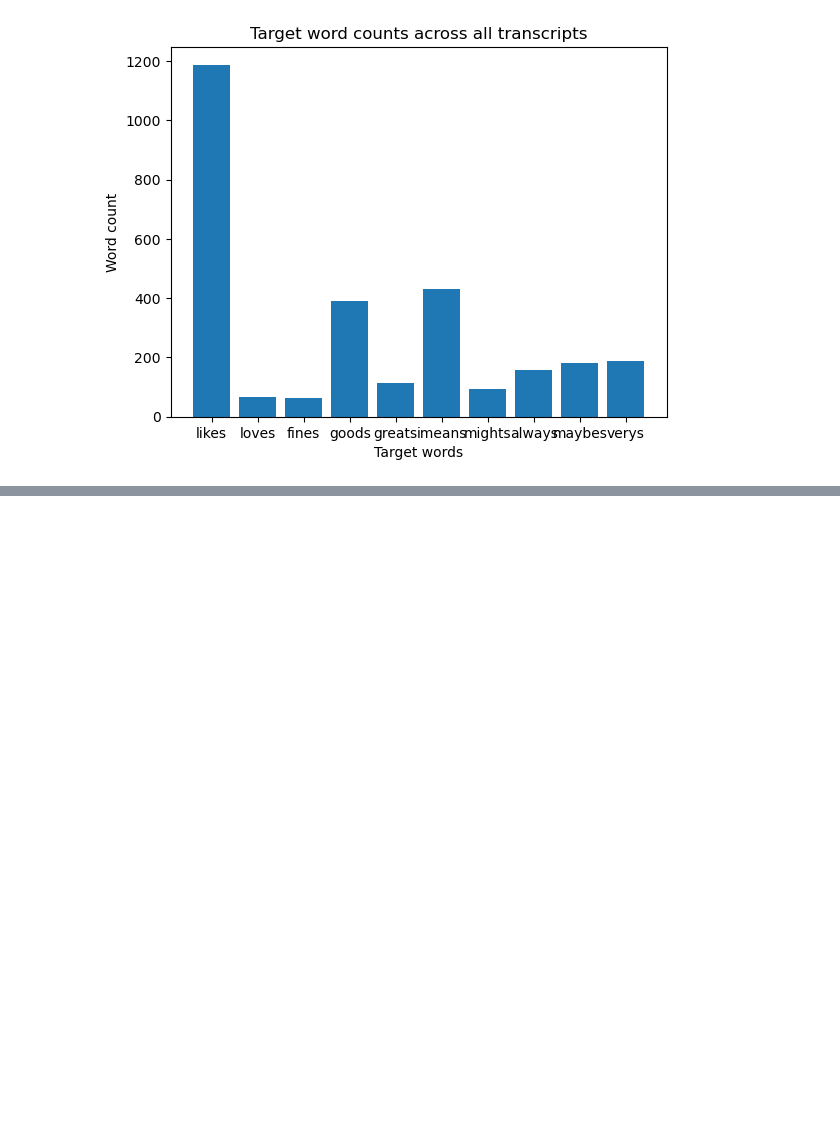
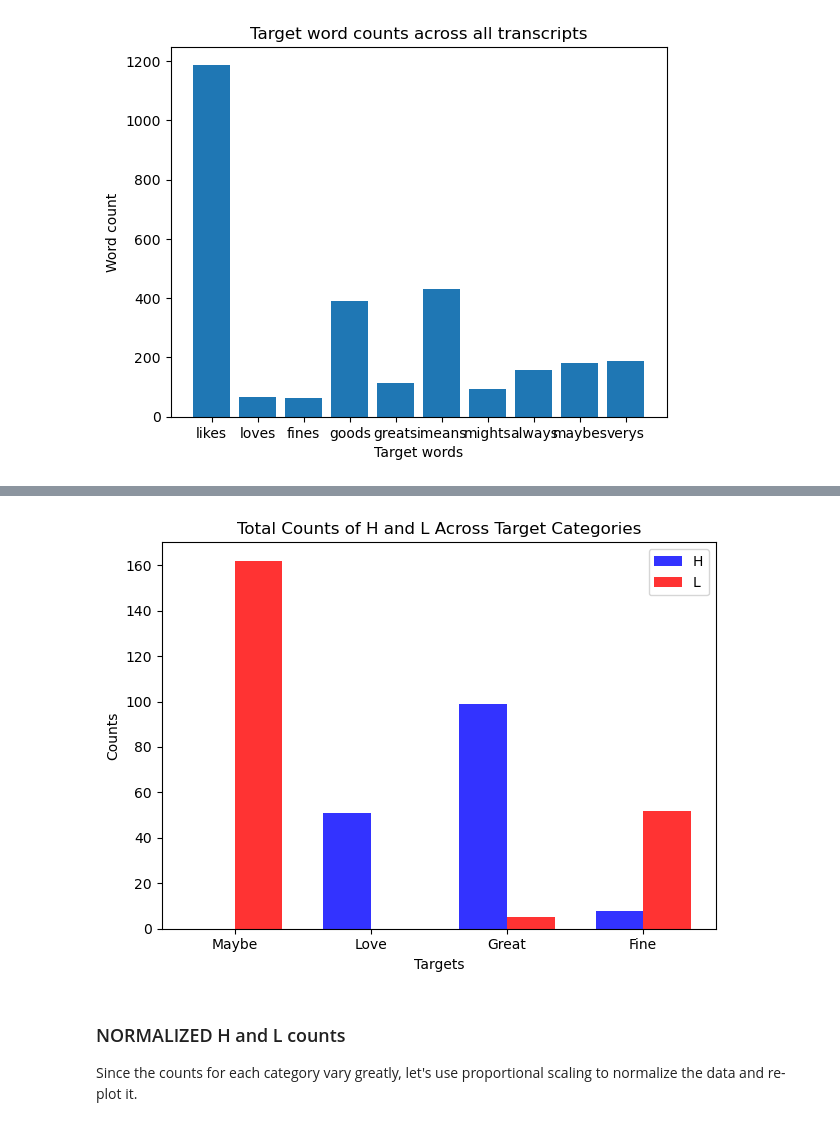
Before and after one commit to Data-Science-for-Linguists-2024/Stance-Taking, a Jupyter notebook: notebooks/analyzing_sbcsae.ipynb, the cells around one changed output, grey strips where cells are left out. Drawn from its saved outputs; the diff is of its cells as text; code cells hidden in the pictures; blank space fills up the shorter version.

```diff
--- a/notebooks/analyzing_sbcsae.ipynb
+++ b/notebooks/analyzing_sbcsae.ipynb
@@ -210,0 +306,3 @@ plt.show()
+# %%
+# apply to each cell in the df
+df_counts = df.applymap(count_h_l)
@@ -210,0 +370,40 @@ plt.show()
+# %%
+# function to aggregate H and L counts for each category
+def aggregate_counts(tuples):
+    total_h = sum(h for h, _ in tuples)
+    total_l = sum(l for _, l in tuples)
+    return total_h, total_l
+# %%
+# apply to each column to get aggregated H and L counts
+category_totals = {col: aggregate_counts(df_counts[col]) for col in df_counts.columns}
+# %%
+# prepare data for plotting
+categories = list(category_totals.keys())
+h_counts = [category_totals[cat][0] for cat in categories]
+l_counts = [category_totals[cat][1] for cat in categories]
+index = np.arange(len(categories))
+# %%
+# set up the bar graph
+fig, ax = plt.subplots()
+bar_width = 0.35
+opacity = 0.8
+
+rects1 = ax.bar(index - bar_width/2, h_counts, bar_width, alpha=opacity, color='b', label='H')
+rects2 = ax.bar(index + bar_width/2, l_counts, bar_width, alpha=opacity, color='r', label='L')
+
+# add labels, title, and custom x-axis tick labels
+ax.set_xlabel('Targets')
+ax.set_ylabel('Counts')
+ax.set_title('Total Counts of H and L Across Target Categories')
+ax.set_xticks(index)
+ax.set_xticklabels(categories)
+ax.legend()
+
+plt.tight_layout()
+plt.savefig('hl_counts.png')
+plt.show()
+# %% [output]
+[figure, added]
+# %% [markdown]
+### NORMALIZED H and L counts
+Since the counts for each category vary greatly, let's use proportional scaling to normalize the data and re-plot it.
```
Also changed, not shown: parts of 48 cells of this notebook.
